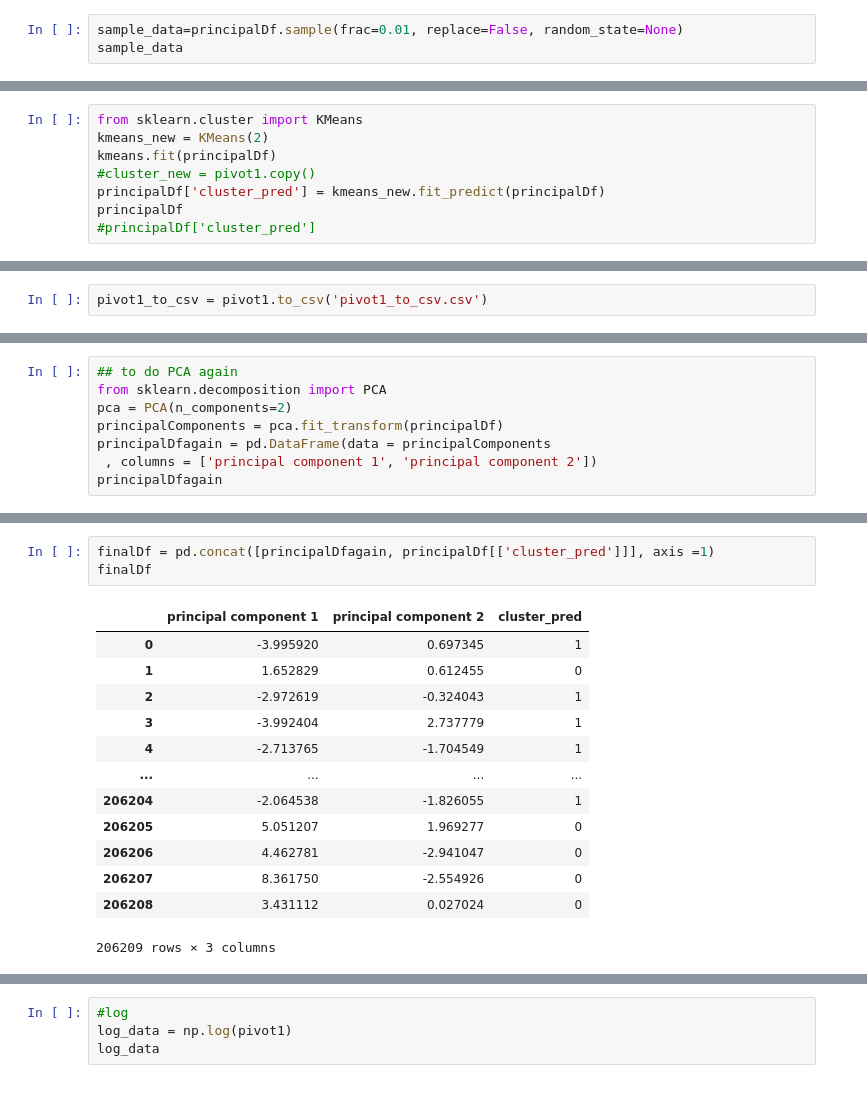
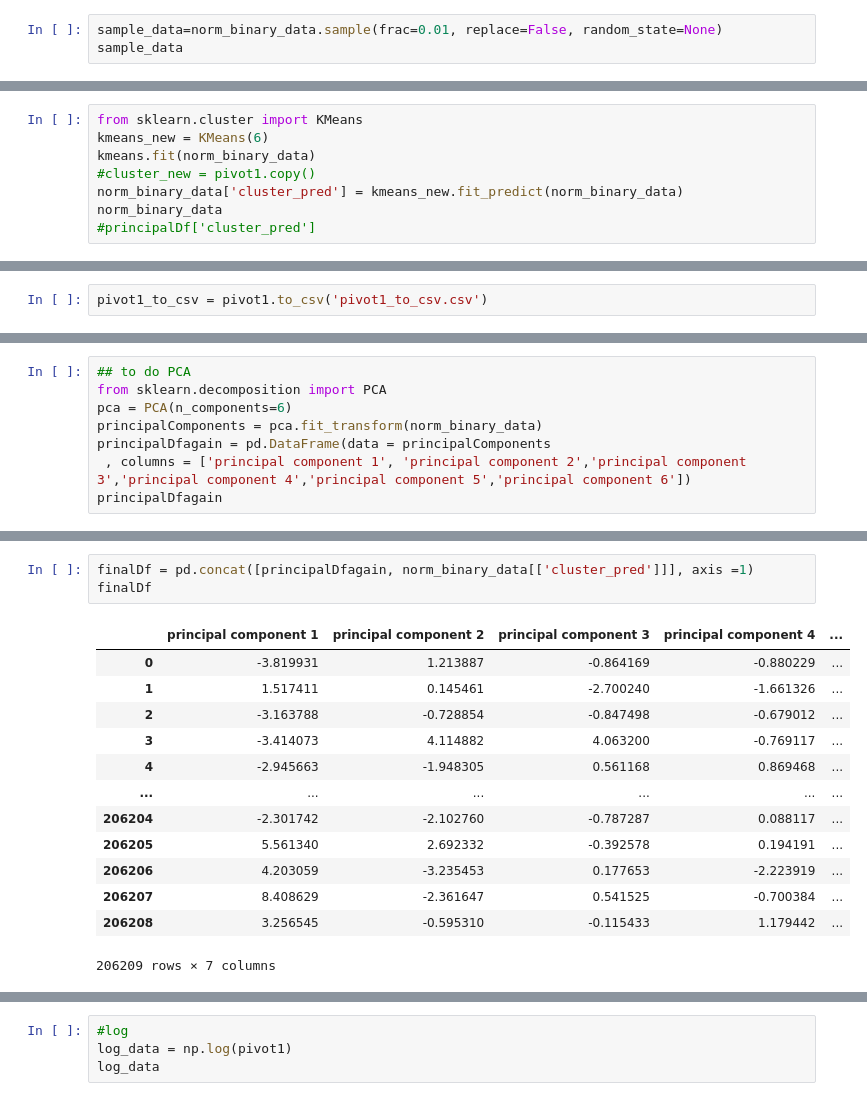
Before and after one commit to 530427793/jiangren, a Jupyter notebook: week3.ipynb, the cells around one changed output, grey strips where cells are left out. Saved outputs shown, nothing was run; the diff lists cells and outputs as text.

```diff
--- a/week3.ipynb
+++ b/week3.ipynb
@@ -242,4 +242,4 @@ principalDf.tail()
 # %%
-sample_data=principalDf.sample(frac=0.01, replace=False, random_state=None)
+sample_data=norm_binary_data.sample(frac=0.01, replace=False, random_state=None)
 sample_data
 # %% [output]
@@ -285,9 +285,9 @@ plt.show()
 # %%
 from sklearn.cluster import KMeans
-kmeans_new = KMeans(2)
-kmeans.fit(principalDf)
+kmeans_new = KMeans(6)
+kmeans.fit(norm_binary_data)
 #cluster_new = pivot1.copy()
-principalDf['cluster_pred'] = kmeans_new.fit_predict(principalDf)
-principalDf
+norm_binary_data['cluster_pred'] = kmeans_new.fit_predict(norm_binary_data)
+norm_binary_data
 #principalDf['cluster_pred']
 # %% [output]
@@ -479,9 +455,9 @@ NameError: name 'cluster1_table' is not defined
 # %%
-## to do PCA again
+## to do PCA
 from sklearn.decomposition import PCA
-pca = PCA(n_components=2)
-principalComponents = pca.fit_transform(principalDf)
+pca = PCA(n_components=6)
+principalComponents = pca.fit_transform(norm_binary_data)
 principalDfagain = pd.DataFrame(data = principalComponents
- , columns = ['principal component 1', 'principal component 2'])
+ , columns = ['principal component 1', 'principal component 2','principal component 3','principal component 4','principal component 5','principal component 6'])
 principalDfagain
 # %% [output]
@@ -501,20 +477,20 @@ principalDfagain
 # %%
-finalDf = pd.concat([principalDfagain, principalDf[['cluster_pred']]], axis =1)
+finalDf = pd.concat([principalDfagain, norm_binary_data[['cluster_pred']]], axis =1)
 finalDf
 # %% [output]
-|  | principal component 1 | principal component 2 | cluster_pred |
-| 0 | -3.995920 | 0.697345 | 1 |
-| 1 | 1.652829 | 0.612455 | 0 |
-| 2 | -2.972619 | -0.324043 | 1 |
-| 3 | -3.992404 | 2.737779 | 1 |
-| 4 | -2.713765 | -1.704549 | 1 |
-| ... | ... | ... | ... |
-| 206204 | -2.064538 | -1.826055 | 1 |
-| 206205 | 5.051207 | 1.969277 | 0 |
-| 206206 | 4.462781 | -2.941047 | 0 |
-| 206207 | 8.361750 | -2.554926 | 0 |
-| 206208 | 3.431112 | 0.027024 | 0 |
+|  | principal component 1 | principal component 2 | principal component 3 | principal component 4 | ... |
+| 0 | -3.819931 | 1.213887 | -0.864169 | -0.880229 | ... |
+| 1 | 1.517411 | 0.145461 | -2.700240 | -1.661326 | ... |
+| 2 | -3.163788 | -0.728854 | -0.847498 | -0.679012 | ... |
+| 3 | -3.414073 | 4.114882 | 4.063200 | -0.769117 | ... |
+| 4 | -2.945663 | -1.948305 | 0.561168 | 0.869468 | ... |
+| ... | ... | ... | ... | ... | ... |
+| 206204 | -2.301742 | -2.102760 | -0.787287 | 0.088117 | ... |
+| 206205 | 5.561340 | 2.692332 | -0.392578 | 0.194191 | ... |
+| 206206 | 4.203059 | -3.235453 | 0.177653 | -2.223919 | ... |
+| 206207 | 8.408629 | -2.361647 | 0.541525 | -0.700384 | ... |
+| 206208 | 3.256545 | -0.595310 | -0.115433 | 1.179442 | ... |
-206209 rows × 3 columns
+206209 rows × 7 columns
 # %%
 sns.relplot(x="principal component 1", y="principal component 2", hue="cluster_pred", data=finalDf)
 # %% [output]
```
Also changed, not shown: parts of 55 cells of this notebook.
